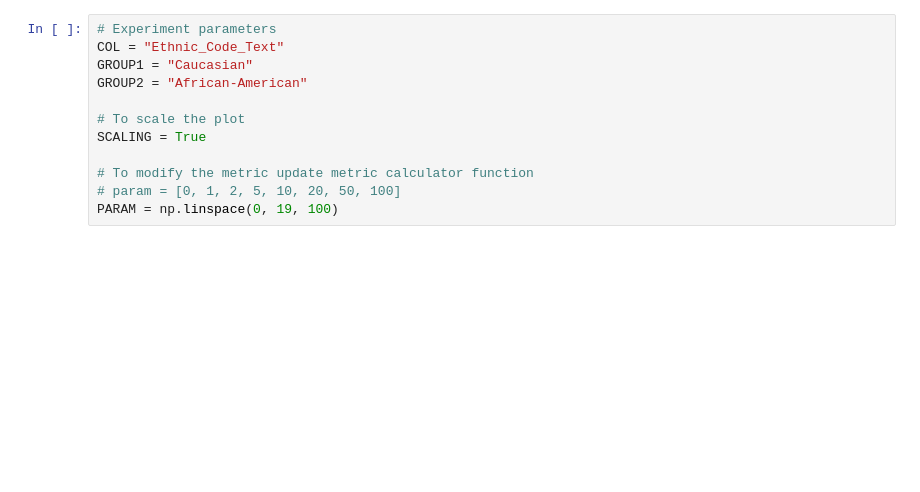
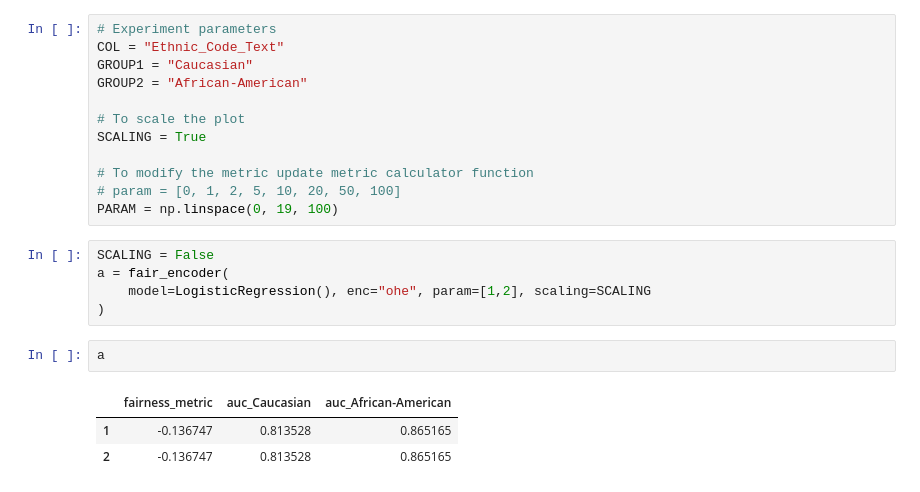
Before and after one commit to cmougan/FairEncoder, a Jupyter notebook: Vanilla.ipynb, the cells around one changed output. Cells and saved outputs as stored; diff of their text form; blank space fills up the shorter version.

```diff
--- a/Vanilla.ipynb
+++ b/Vanilla.ipynb
@@ -226,3 +238,14 @@ SCALING = True
 # To modify the metric update metric calculator function
 # param = [0, 1, 2, 5, 10, 20, 50, 100]
 PARAM = np.linspace(0, 19, 100)
+# %%
+SCALING = False
+a = fair_encoder(
+    model=LogisticRegression(), enc="ohe", param=[1,2], scaling=SCALING
+)
+# %%
+a
+# %% [output]
+|  | fairness_metric | auc_Caucasian | auc_African-American |
+| 1 | -0.136747 | 0.813528 | 0.865165 |
+| 2 | -0.136747 | 0.813528 | 0.865165 |
```
Also changed, not shown: parts of 10 cells of this notebook.
